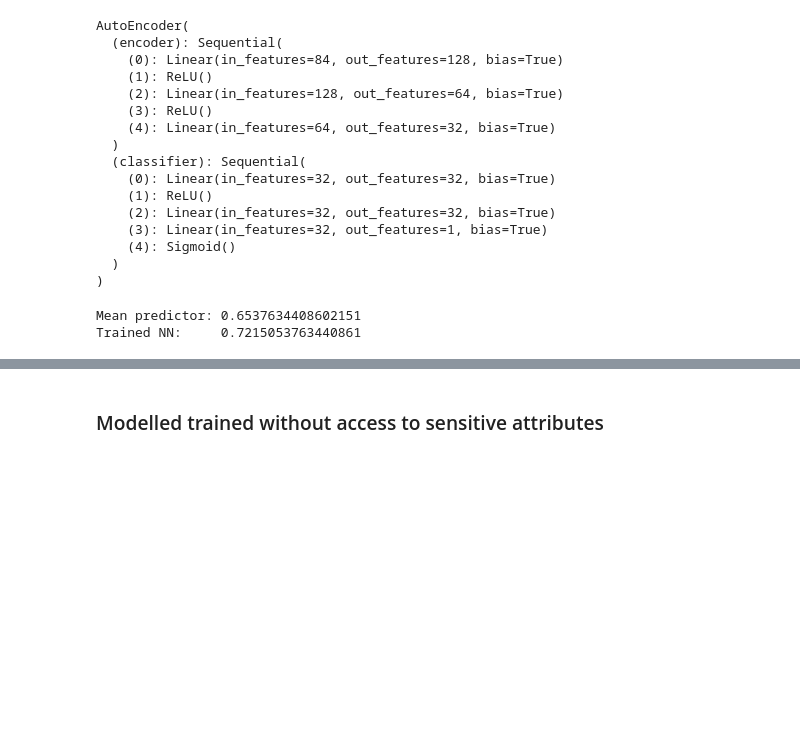
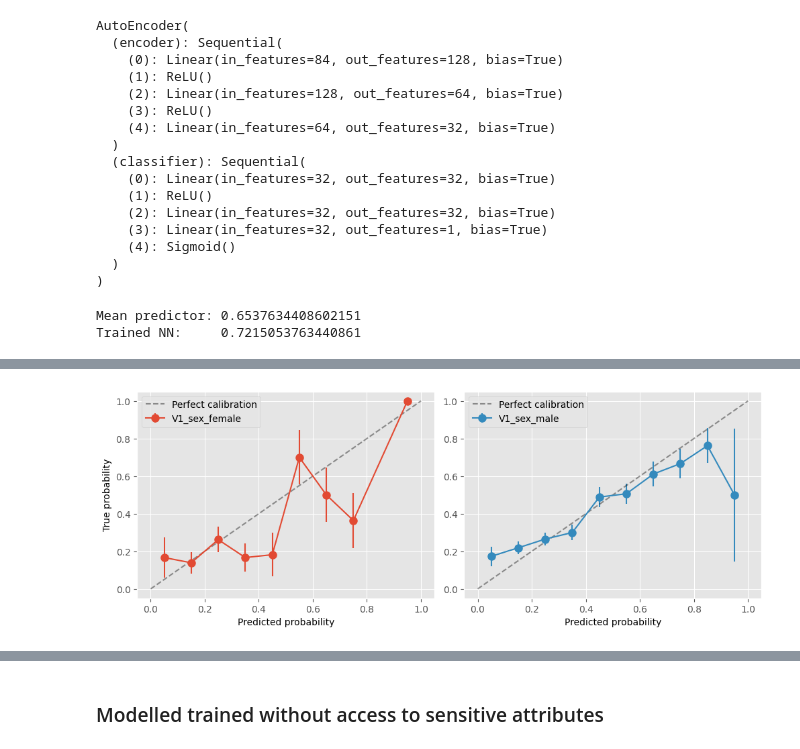
Before and after one commit to blclo/AlgorithmicFairness, a Jupyter notebook: src/evaluation/fairness_analysis.ipynb, the cells around one changed output, grey strips where cells are left out. Drawn from its saved outputs; the diff is of its cells as text; code cells hidden in the pictures; blank space fills up the shorter version.

```diff
--- a/src/evaluation/fairness_analysis.ipynb
+++ b/src/evaluation/fairness_analysis.ipynb
@@ -156,0 +190,27 @@ plt.show()
+# %%
+fig, axes = plt.subplots(nrows, ncols, figsize=figsize)
+for class_idx, col in enumerate(fairness_cols):
+    ax = axes.flatten()[class_idx]
+    df_ = df.query(f"{col} == 1")
+
+    p_true_mean, p_true_se, p_pred = compute_calibration_curve(df_['labels'], df_['pred_probs'])
+    ax.errorbar(p_pred, p_true_mean, p_true_se, label=col, color=f"C{class_idx}", marker='o', markersize=8)
+    ax.plot([0, 1], [0, 1], 'k--', alpha=0.4, label='Perfect calibration')
+    ax.legend(loc='upper left')
+
+if biasAttribute == 'V4_area_origin':
+    axes.flatten()[-1].axis('off')
+
+    axes[1,0].set_xlabel('Predicted probability')
+    axes[1,1].set_xlabel('Predicted probability')
+    axes[0,0].set_ylabel('True probability')
+    axes[1,0].set_ylabel('True probability')
+
+elif biasAttribute == 'V1_sex':
+    axes[0].set_xlabel('Predicted probability')
+    axes[1].set_xlabel('Predicted probability')
+    axes[0].set_ylabel('True probability')
+
+fig.subplots_adjust(wspace=0.1)
+# %% [output]
+[figure, added]
```
Also changed, not shown: parts of 14 cells of this notebook.
